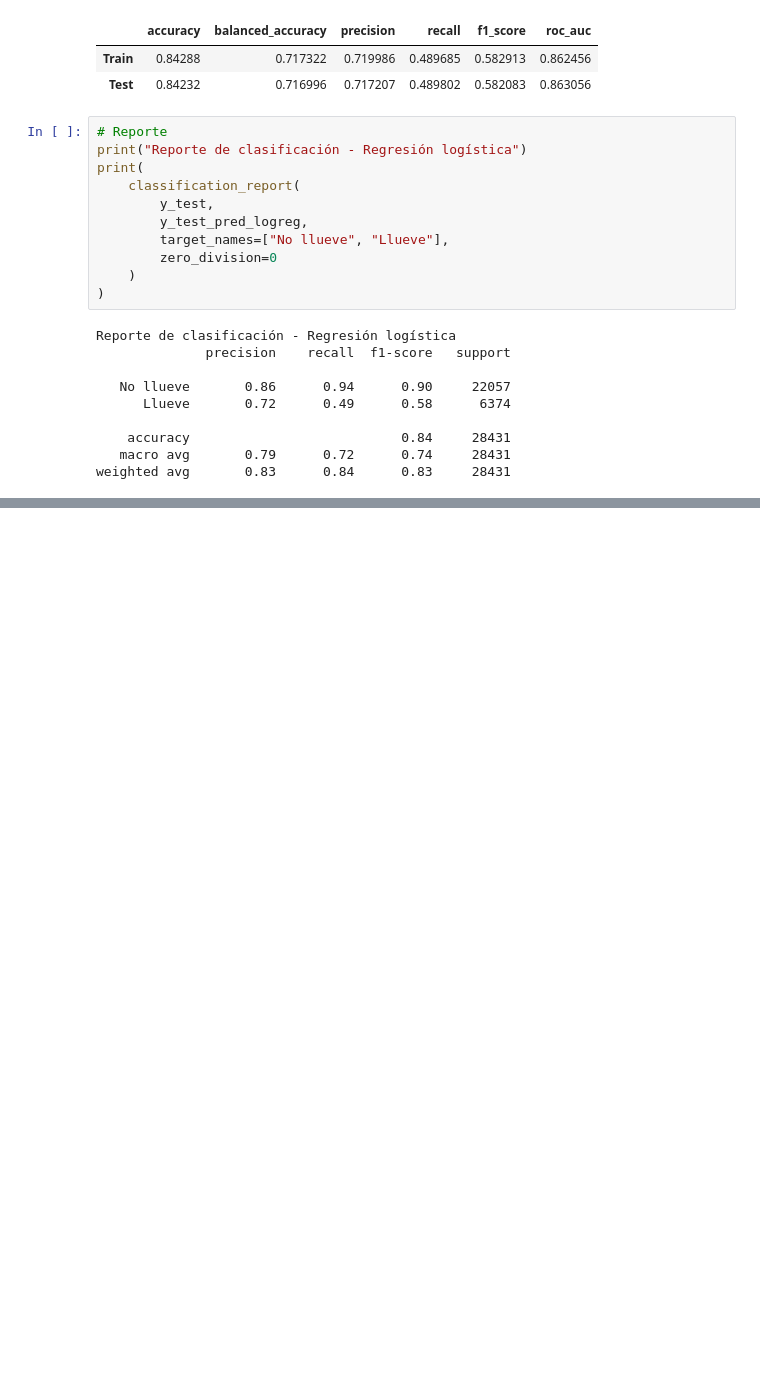
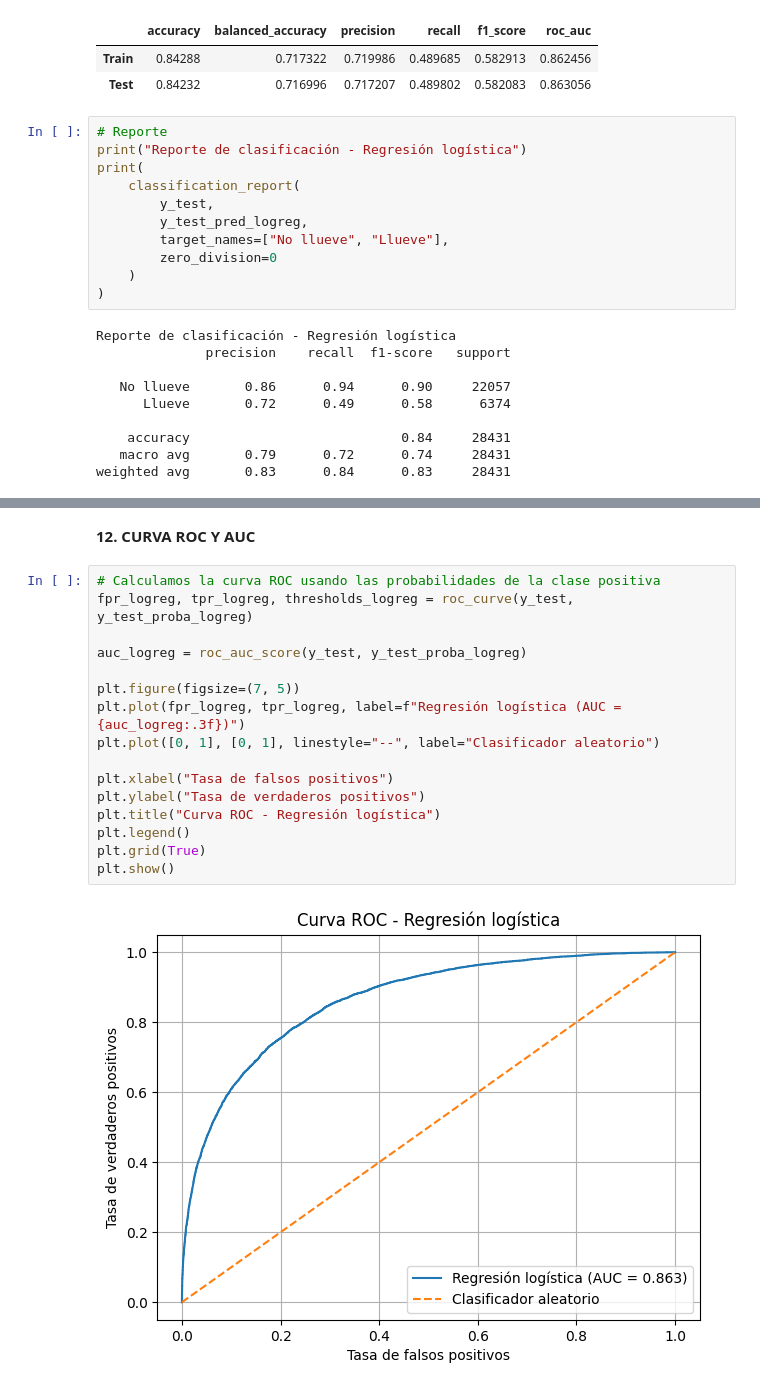
Before and after one commit to LucasD1az/AA1-TUIA-2026C1-Anianios-DiazCelauro-Tardugno, a Jupyter notebook: TP-Clasificacion-AA1.ipynb, the cells around one changed output, grey strips where cells are left out. Drawn from its saved outputs; the diff is of its cells as text; blank space fills up the shorter version.

```diff
--- a/TP-Clasificacion-AA1.ipynb
+++ b/TP-Clasificacion-AA1.ipynb
@@ -231,0 +263,20 @@ weighted avg       0.83      0.84      0.83     28431
+# %% [markdown]
+**12. CURVA ROC Y AUC**
+# %%
+# Calculamos la curva ROC usando las probabilidades de la clase positiva
+fpr_logreg, tpr_logreg, thresholds_logreg = roc_curve(y_test, y_test_proba_logreg)
+
+auc_logreg = roc_auc_score(y_test, y_test_proba_logreg)
+
+plt.figure(figsize=(7, 5))
+plt.plot(fpr_logreg, tpr_logreg, label=f"Regresión logística (AUC = {auc_logreg:.3f})")
+plt.plot([0, 1], [0, 1], linestyle="--", label="Clasificador aleatorio")
+
+plt.xlabel("Tasa de falsos positivos")
+plt.ylabel("Tasa de verdaderos positivos")
+plt.title("Curva ROC - Regresión logística")
+plt.legend()
+plt.grid(True)
+plt.show()
+# %% [output]
+[figure, added]
```
Also changed, not shown: parts of 3 cells of this notebook.
